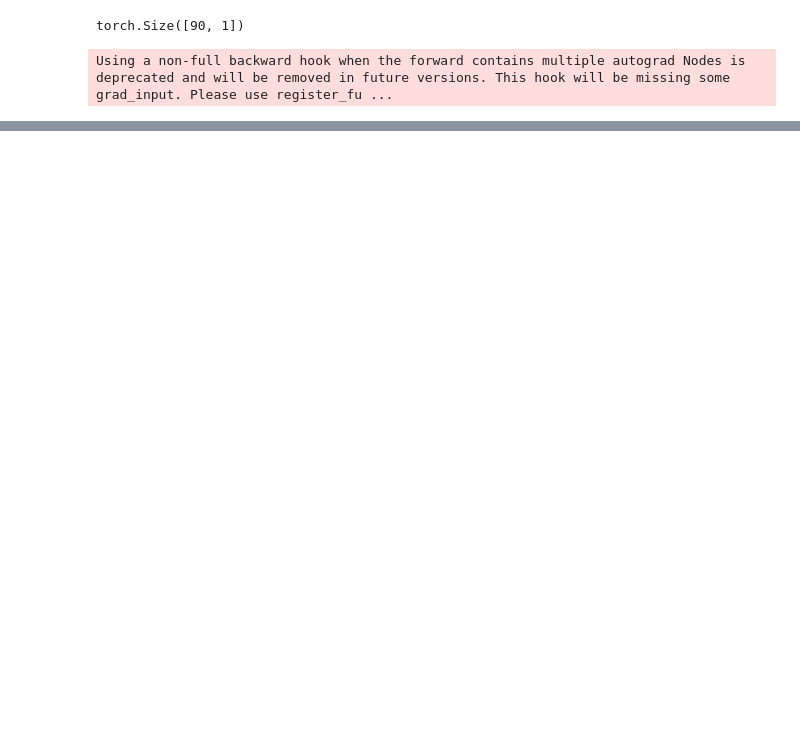
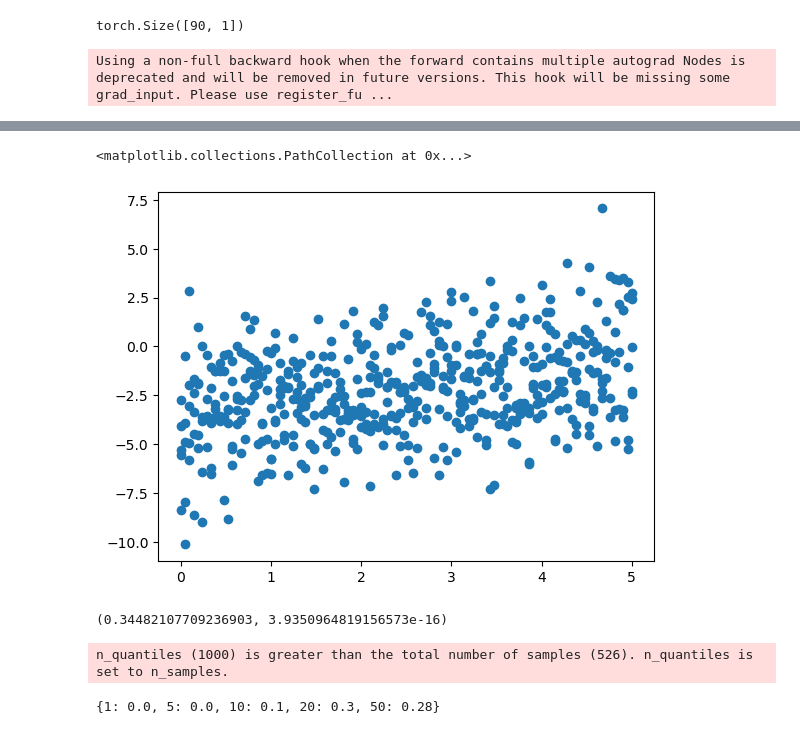
Before and after one commit to corsellolab/refract, a Jupyter notebook: notebooks/20230522_debug_weighted_models/20230515_ranking_nn.ipynb, the cells around one changed output, grey strips where cells are left out. Drawn from its saved outputs; the diff is of its cells as text; code cells hidden in the pictures; blank space fills up the shorter version.

```diff
--- a/notebooks/20230522_debug_weighted_models/20230515_ranking_nn.ipynb
+++ b/notebooks/20230522_debug_weighted_models/20230515_ranking_nn.ipynb
@@ -539,0 +512,3 @@ No data for colormapping provided via 'c'. Parameters 'vmin', 'vmax' will be ign
+# %%
+response_df = pd.read_csv("../20230523_G9a_inhibitors/data/responses/BIX-01294.csv")
+feature_importance_df = pd.read_csv("../20230523_G9a_inhibitors/data/output/BIX-01294/all/BIX-01294_BRD-K13060017-001-01-3_auc_all_feature_importances.csv")
@@ -539,0 +642,13 @@ No data for colormapping provided via 'c'. Parameters 'vmin', 'vmax' will be ign
+# %%
+# plot all_preds vs all_true
+import matplotlib.pyplot as plt
+plt.scatter(all_true, all_preds)
+# %% [output]
+<matplotlib.collections.PathCollection at 0x...>
+[figure, added]
+# %%
+# get pearson correlation all_preds vs all_true
+from scipy.stats import pearsonr
+pearsonr(all_true, all_preds)
+# %% [output]
+(0.34482107709236903, 3.9350964819156573e-16)
@@ -539,0 +657,5 @@ No data for colormapping provided via 'c'. Parameters 'vmin', 'vmax' will be ign
+# %%
+df.head()
+df["preds"] = QuantileTransformer().fit_transform(df[["preds"]]) * 5
+# %% [output]
+n_quantiles (1000) is greater than the total number of samples (526). n_quantiles is set to n_samples.
@@ -539,0 +664,4 @@ No data for colormapping provided via 'c'. Parameters 'vmin', 'vmax' will be ign
+# %%
+out
+# %% [output]
+{1: 0.0, 5: 0.0, 10: 0.1, 20: 0.3, 50: 0.28}
```
Also changed, not shown: parts of 31 cells of this notebook, 13 other files.
